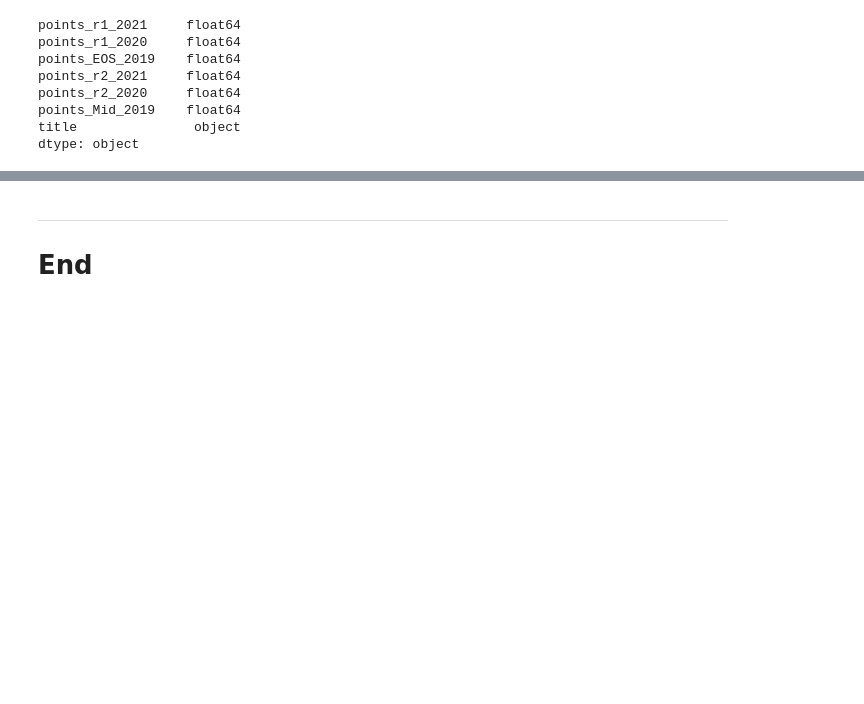
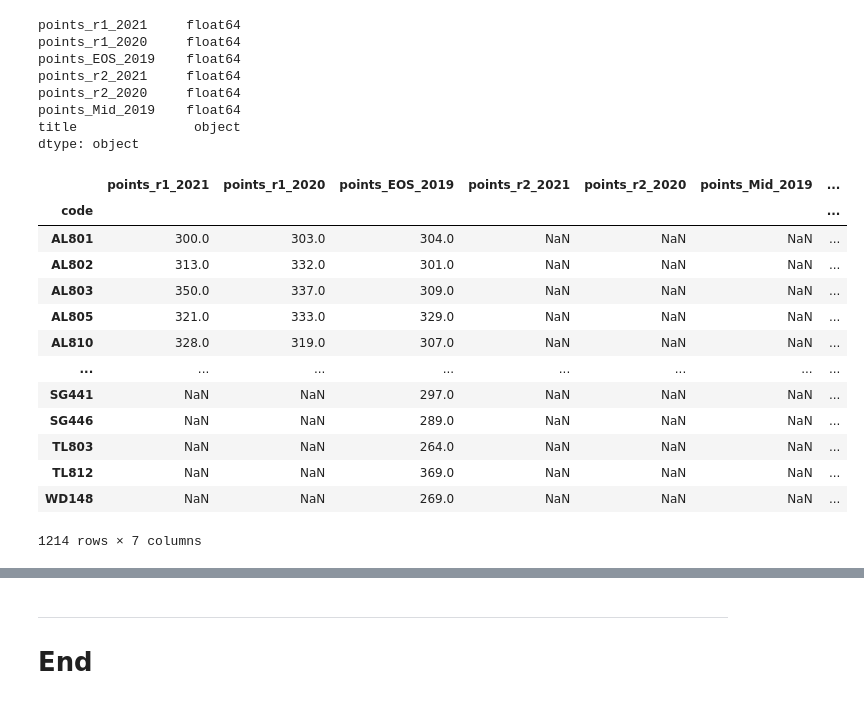
Before and after one commit to ShanePAustin/fundamentals-of-data-analysis, a Jupyter notebook: cao.ipynb, the cells around one changed output, grey strips where cells are left out. Drawn from its saved outputs; the diff is of its cells as text; code cells hidden in the pictures; blank space fills up the shorter version.

```diff
--- a/cao.ipynb
+++ b/cao.ipynb
@@ -790,3 +790,20 @@ points_r2_2020     float64
 points_Mid_2019    float64
 title               object
 dtype: object
+# %%
+allcourses2
+# %% [output]
+|  | points_r1_2021 | points_r1_2020 | points_EOS_2019 | points_r2_2021 | points_r2_2020 | points_Mid_2019 | ... |
+| code |  |  |  |  |  |  | ... |
+| AL801 | 300.0 | 303.0 | 304.0 | NaN | NaN | NaN | ... |
+| AL802 | 313.0 | 332.0 | 301.0 | NaN | NaN | NaN | ... |
+| AL803 | 350.0 | 337.0 | 309.0 | NaN | NaN | NaN | ... |
+| AL805 | 321.0 | 333.0 | 329.0 | NaN | NaN | NaN | ... |
+| AL810 | 328.0 | 319.0 | 307.0 | NaN | NaN | NaN | ... |
+| ... | ... | ... | ... | ... | ... | ... | ... |
+| SG441 | NaN | NaN | 297.0 | NaN | NaN | NaN | ... |
+| SG446 | NaN | NaN | 289.0 | NaN | NaN | NaN | ... |
+| TL803 | NaN | NaN | 264.0 | NaN | NaN | NaN | ... |
+| TL812 | NaN | NaN | 369.0 | NaN | NaN | NaN | ... |
+| WD148 | NaN | NaN | 269.0 | NaN | NaN | NaN | ... |
+1214 rows × 7 columns
```
Also changed, not shown: parts of 2 cells of this notebook, 5 other files.
